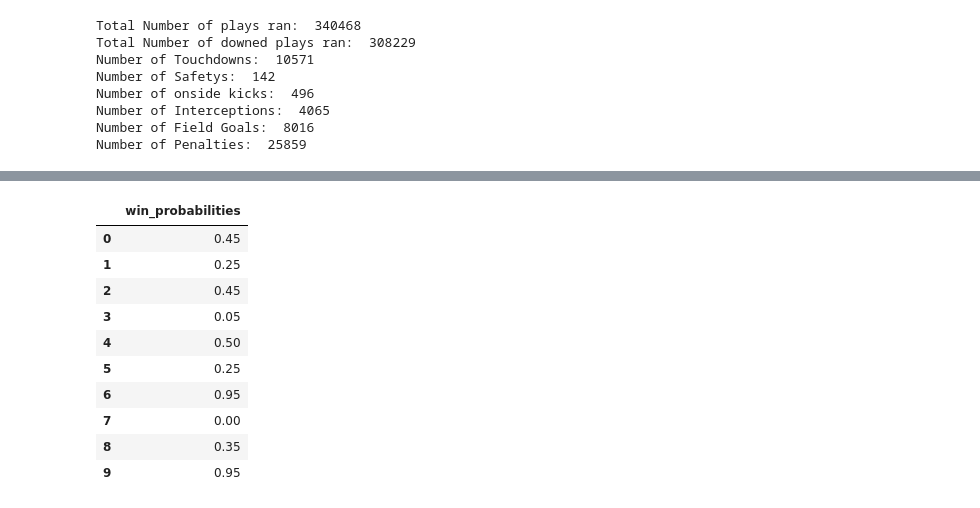
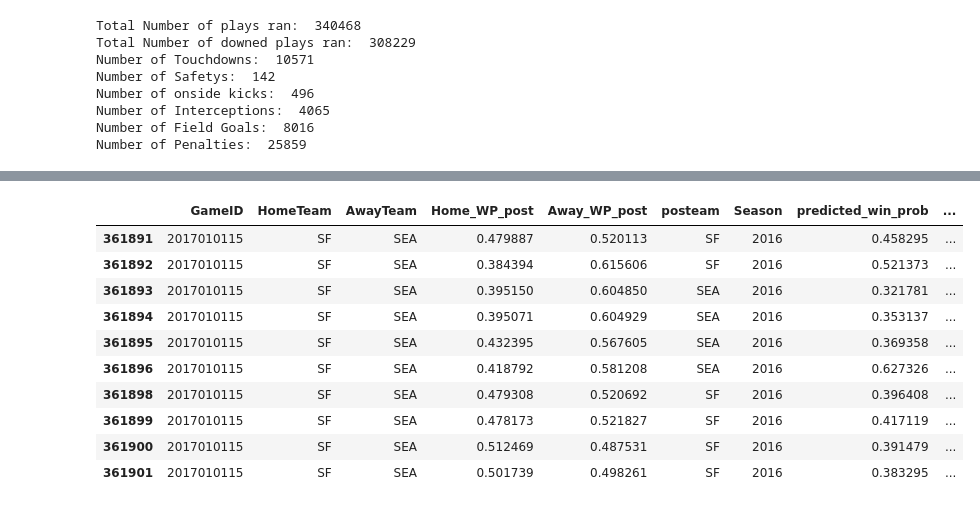
Before and after one commit to dsbrenna/NFLWinProbabilityModeling, a Jupyter notebook: Project Investigation.ipynb, the cells around one changed output, grey strips where cells are left out. Saved outputs shown, nothing was run; the diff lists cells and outputs as text; code cells hidden in the pictures.

Commit message:
Data Investigation, Cleaning
Also includes initial model building

```diff
--- a/Project Investigation.ipynb
+++ b/Project Investigation.ipynb
@@ -354,0 +350,6 @@ df_filtered.head(100)
+# %%
+df_filtered.FieldGoalDistance = df_filtered.FieldGoalDistance.fillna(0)
+df_filtered.FieldGoalResult = df_filtered.FieldGoalResult.fillna(0)
+
+print("Checking field goal data: ")
+df_filtered.FieldGoalResult.value_counts()
@@ -354,0 +363,5 @@ df_filtered.head(100)
+# %%
+field_goal_df = pd.DataFrame(df_filtered.FieldGoalResult)
+field_goal_df = pd.get_dummies(field_goal_df, drop_first=True)
+df_filtered = df_filtered.drop(columns=['FieldGoalResult'])
+df_filtered = df_filtered.join(field_goal_df)
@@ -355,3 +370,7 @@ df_filtered.head(100)
+# %%
+Train = df_filtered[df_filtered['Season'].isin([2009, 2010, 2011, 2012, 2013, 2014, 2015])]
+Test = df_filtered[df_filtered['Season']==2016]
+#Train.head()
 # %% [markdown]
 ## Initial Model Buidling
 
@@ -361,12 +382,25 @@ from sklearn.ensemble import RandomForestClassifier
 from sklearn.model_selection import train_test_split
 from sklearn.metrics import accuracy_score
 
-outcome = df_filtered.result
-features = df_filtered.drop(columns=['result'])
+#features = df_filtered.drop(columns=['result', 'Season'])
+#outcome = df_filtered.result
+#X_train, X_test, y_train, y_test = train_test_split(features, outcome, test_size=0.25)
+y_train = Train.result
+X_train = Train.drop(columns=['result'])
+y_test = Test.result
+X_test = Test.drop(columns=['result'])
 
-X_train, X_test, y_train, y_test = train_test_split(features, outcome, test_size=0.25, random_state=42)
 
-random_forest_classifier = RandomForestClassifier(n_estimators=200, criterion='entropy', n_jobs=-1, random_state=42)
+X_train_identifiers = X_train[['GameID', 'HomeTeam', 'AwayTeam', 'Home_WP_post', 'Away_WP_post', 'posteam', 'Season']].copy()
+X_test_identifiers = X_test[['GameID', 'HomeTeam', 'AwayTeam','Home_WP_post','Away_WP_post', 'posteam', 'Season']].copy()
+X_train = X_train.drop(columns=['GameID', 'HomeTeam', 'AwayTeam','Home_WP_post','Away_WP_post', 'posteam','Season'])
+X_test = X_test.drop(columns=['GameID', 'HomeTeam', 'AwayTeam','Home_WP_post','Away_WP_post', 'posteam','Season'])
+
+random_forest_classifier = RandomForestClassifier(n_estimators=200,
+                                                  criterion='entropy',
+                                                  n_jobs=-1,
+                                                  random_state=42,
+                                                  max_depth=20)
 
 random_forest_classifier.fit(X_train, y_train)
 # %% [output]
@@ -409,15 +458,20 @@ feature_df
 # %%
-prob_df = pd.DataFrame(probabilities[:,0], columns=['win_probabilities'])
-prob_df.head(10)
+prob_df = pd.DataFrame(probabilities[:,0], columns=['predicted_win_prob'])
+game_prob_df = pd.DataFrame(X_test_identifiers)
+game_prob_df['predicted_win_prob'] = prob_df.as_matrix()
+game_prob_df['TimeSecs'] = X_test['TimeSecs']
+
+game_prob_df = game_prob_df.sort_values(by=['GameID', 'TimeSecs'], ascending=False)
+game_prob_df.head(10)
 # %% [output]
-|  | win_probabilities |
-| 0 | 0.45 |
-| 1 | 0.25 |
-| 2 | 0.45 |
-| 3 | 0.05 |
-| 4 | 0.50 |
-| 5 | 0.25 |
-| 6 | 0.95 |
-| 7 | 0.00 |
-| 8 | 0.35 |
-| 9 | 0.95 |
+|  | GameID | HomeTeam | AwayTeam | Home_WP_post | Away_WP_post | posteam | Season | predicted_win_prob | ... |
+| 361891 | 2017010115 | SF | SEA | 0.479887 | 0.520113 | SF | 2016 | 0.458295 | ... |
+| 361892 | 2017010115 | SF | SEA | 0.384394 | 0.615606 | SF | 2016 | 0.521373 | ... |
+| 361893 | 2017010115 | SF | SEA | 0.395150 | 0.604850 | SEA | 2016 | 0.321781 | ... |
+| 361894 | 2017010115 | SF | SEA | 0.395071 | 0.604929 | SEA | 2016 | 0.353137 | ... |
+| 361895 | 2017010115 | SF | SEA | 0.432395 | 0.567605 | SEA | 2016 | 0.369358 | ... |
+| 361896 | 2017010115 | SF | SEA | 0.418792 | 0.581208 | SEA | 2016 | 0.627326 | ... |
+| 361898 | 2017010115 | SF | SEA | 0.479308 | 0.520692 | SF | 2016 | 0.396408 | ... |
+| 361899 | 2017010115 | SF | SEA | 0.478173 | 0.521827 | SF | 2016 | 0.417119 | ... |
+| 361900 | 2017010115 | SF | SEA | 0.512469 | 0.487531 | SF | 2016 | 0.391479 | ... |
+| 361901 | 2017010115 | SF | SEA | 0.501739 | 0.498261 | SF | 2016 | 0.383295 | ... |
```
Also changed, not shown: parts of 44 cells of this notebook.
